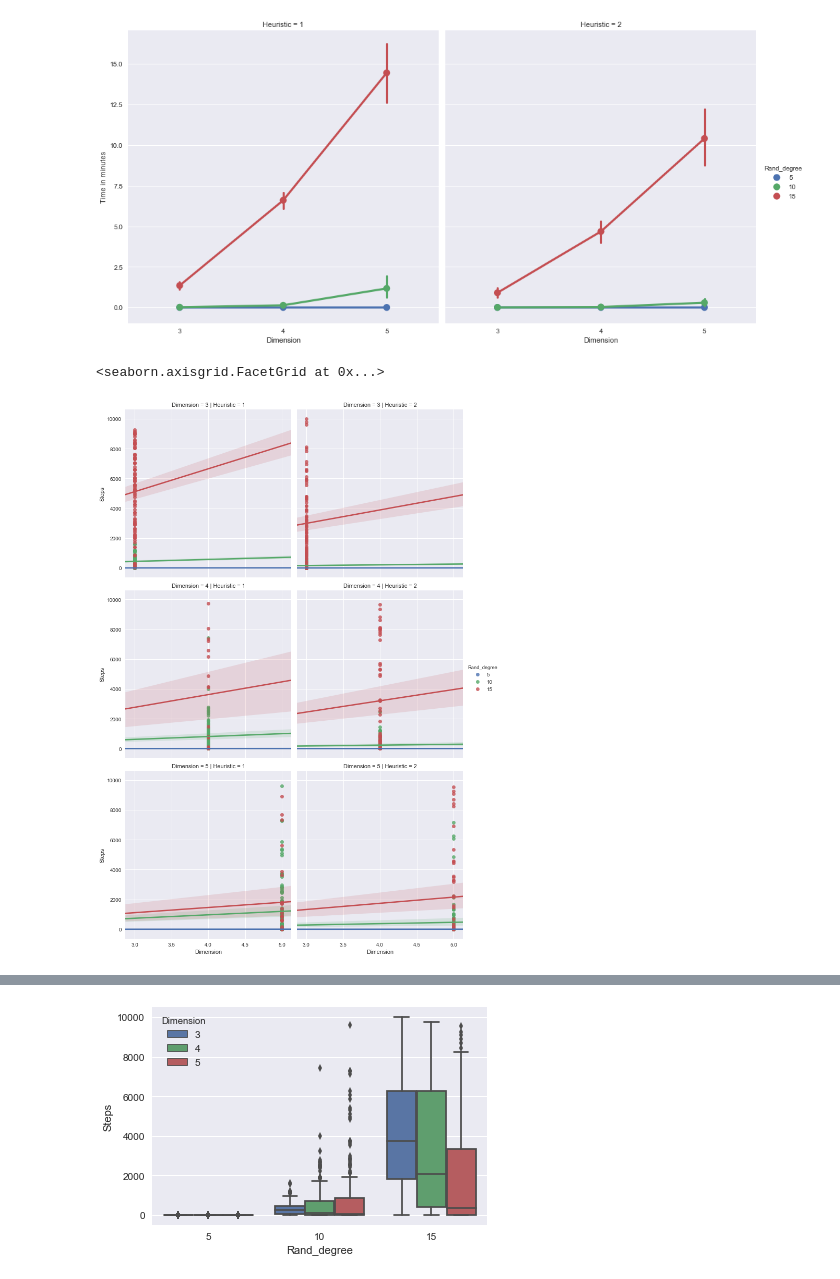
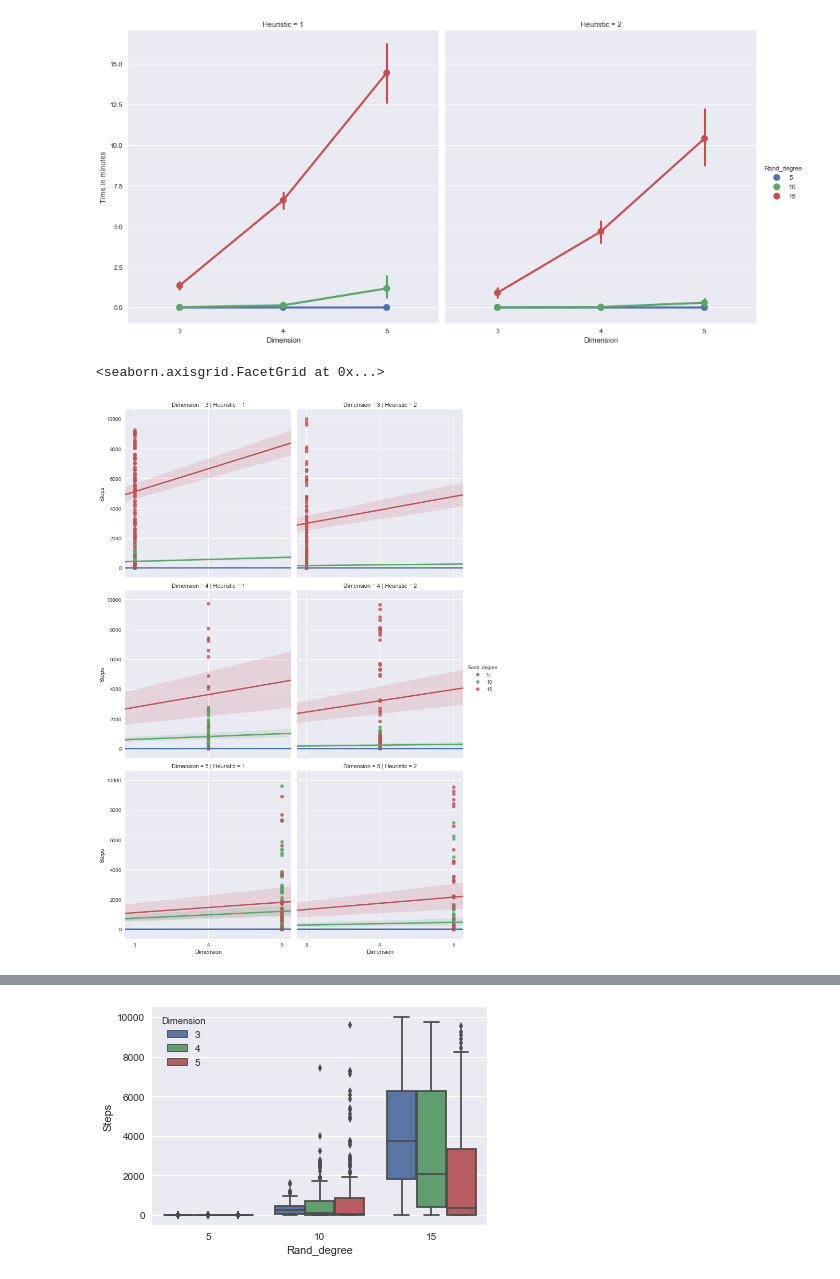
Before and after one commit to ilyakrasnov/ai_project_jce17, a Jupyter notebook: stats/Analysis.ipynb, the cells around one changed output, grey strips where cells are left out. Drawn from its saved outputs; the diff is of its cells as text; code cells hidden in the pictures.

```diff
--- a/stats/Analysis.ipynb
+++ b/stats/Analysis.ipynb
@@ -141,8 +141,9 @@ sns.factorplot(x='Dimension', y='Time in minutes', data=df, hue='Rand_degree', c
 <seaborn.axisgrid.FacetGrid at 0x...>
 [figure]
 # %%
-sns.lmplot(y="Steps", x="Dimension", row="Dimension", col="Heuristic",hue="Rand_degree", data=df)
+g = sns.lmplot(y="Steps", x="Dimension", row="Dimension", col="Heuristic",hue="Rand_degree", data=df)
+g.set(xticks=[3,4,5])
 # %% [output]
 <seaborn.axisgrid.FacetGrid at 0x...>
-[figure, old version]
+[figure, new version]
 # %%
```
Also changed, not shown: parts of 1 cell of this notebook, 11 other files.
